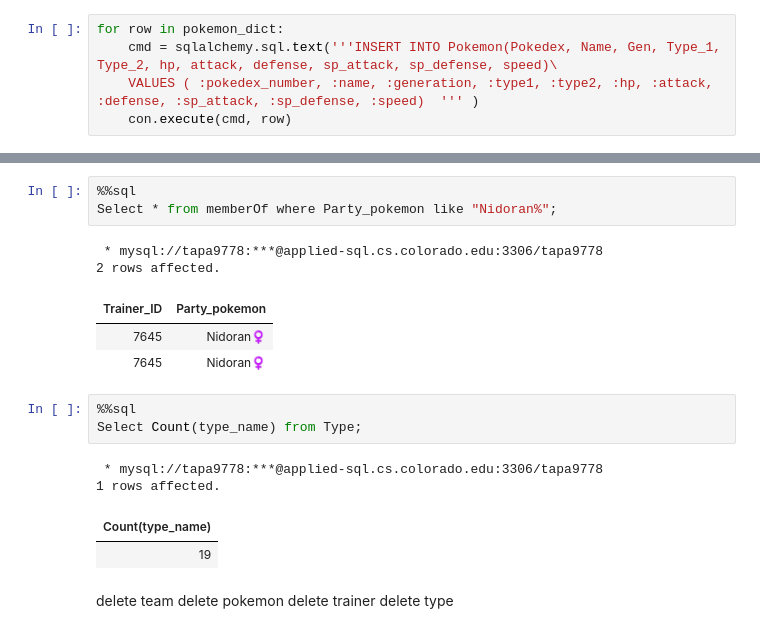
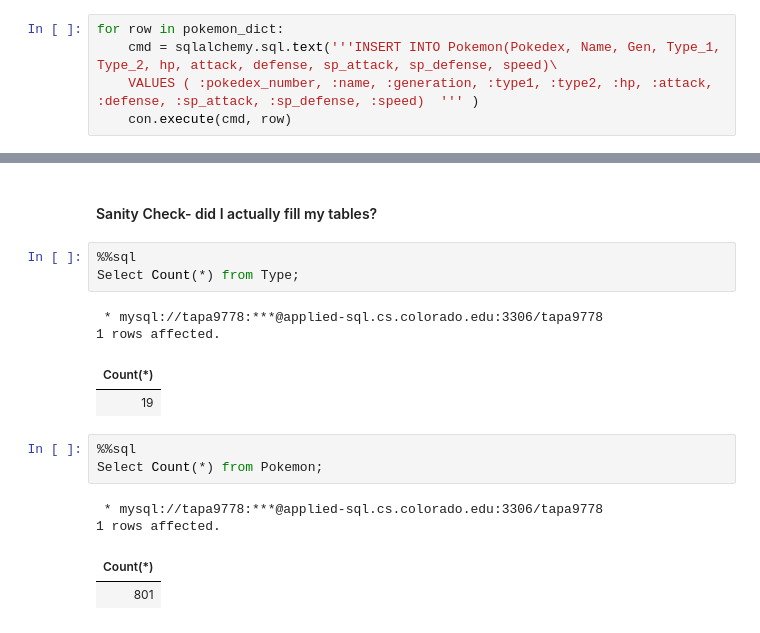
Before and after one commit to kiscagi/PokemonDB_Project, a Jupyter notebook: Project.ipynb, the cells around one changed output, grey strips where cells are left out. Cells and saved outputs as stored; diff of their text form.

```diff
--- a/Project.ipynb
+++ b/Project.ipynb
@@ -236,22 +282,18 @@ for row in member_dict:
-# %%
-%%sql
-Select * from memberOf where Party_pokemon like "Nidoran%";
-# %% [output]
- * mysql://tapa9778:***@applied-sql.cs.colorado.edu:3306/tapa9778
-2 rows affected.
-| Trainer_ID | Party_pokemon |
-| 7645 | Nidoran♀ |
-| 7645 | Nidoran♀ |
+# %% [markdown]
+#### Sanity Check- did I actually fill my tables?
 # %%
 %%sql
-Select Count(type_name) from Type;
+Select Count(*) from Type;
 # %% [output]
  * mysql://tapa9778:***@applied-sql.cs.colorado.edu:3306/tapa9778
 1 rows affected.
-| Count(type_name) |
+| Count(*) |
 | 19 |
-# %% [markdown]
-delete team
-delete pokemon
-delete trainer
-delete type
+# %%
+%%sql
+Select Count(*) from Pokemon;
+# %% [output]
+ * mysql://tapa9778:***@applied-sql.cs.colorado.edu:3306/tapa9778
+1 rows affected.
+| Count(*) |
+| 801 |
```
Also changed, not shown: parts of 41 cells of this notebook, 2 other files.
